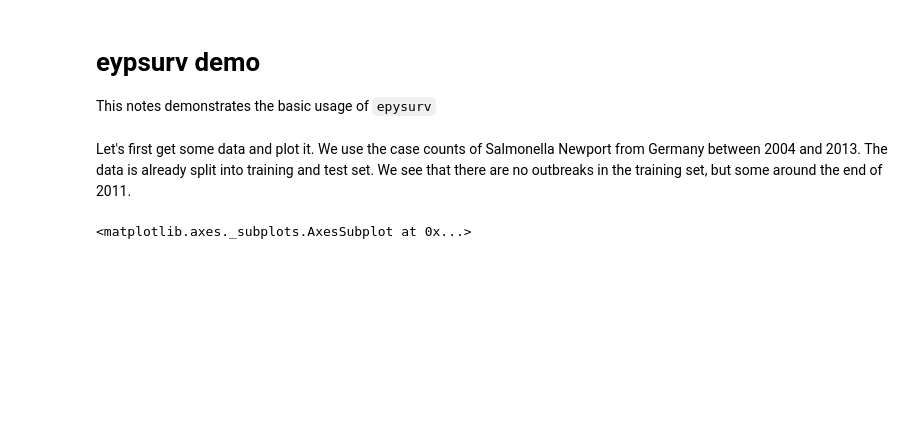
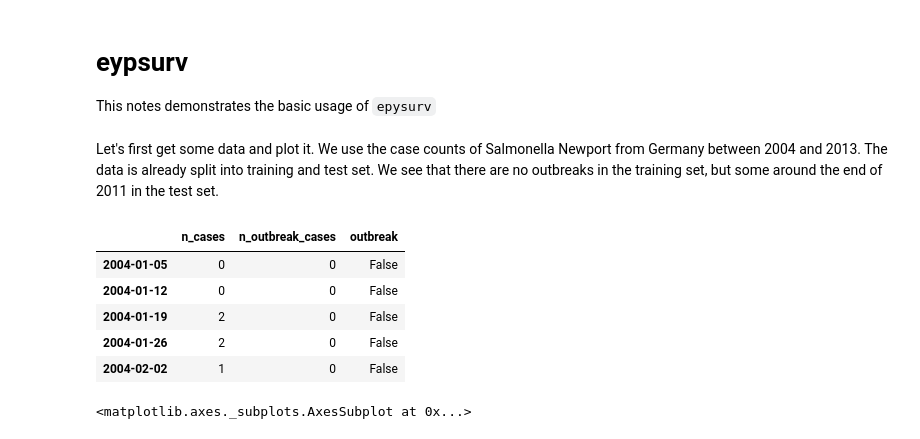
Before and after one commit to JarnoRFB/epysurv, a Jupyter notebook: docs/demo.ipynb, the cells around one changed output. Drawn from its saved outputs; the diff is of its cells as text; code cells hidden in the pictures; blank space fills up the shorter version.

Commit message:
Update and fix binder demo

```diff
--- a/docs/demo.ipynb
+++ b/docs/demo.ipynb
@@ -1,5 +1,5 @@
 # %% [markdown]
-# eypsurv demo
+# eypsurv
 This notes demonstrates the basic usage of `epysurv`
 # %%
 import matplotlib.pyplot as plt
@@ -9,5 +8,15 @@ from epysurv.visualization.model_diagnostics import plot_prediction
 # %%
 plt.rc("figure", figsize=(16, 8))
 # %% [markdown]
-Let's first get some data and plot it. We use the case counts of Salmonella Newport from Germany between 2004 and 2013. The data is already split into training and test set. We see that there are no outbreaks in the training set, but some around the end of 2011.
+Let's first get some data and plot it. We use the case counts of Salmonella Newport from Germany between 2004 and 2013. The data is already split into training and test set. We see that there are no outbreaks in the training set, but some around the end of 2011 in the test set.
+# %%
+train, test = epidata.salmonella()
+train.head()
+# %% [output]
+|  | n_cases | n_outbreak_cases | outbreak |
+| 2004-01-05 | 0 | 0 | False |
+| 2004-01-12 | 0 | 0 | False |
+| 2004-01-19 | 2 | 0 | False |
+| 2004-01-26 | 2 | 0 | False |
+| 2004-02-02 | 1 | 0 | False |
 # %%
```
Also changed, not shown: parts of 9 cells of this notebook, 1 other file.
